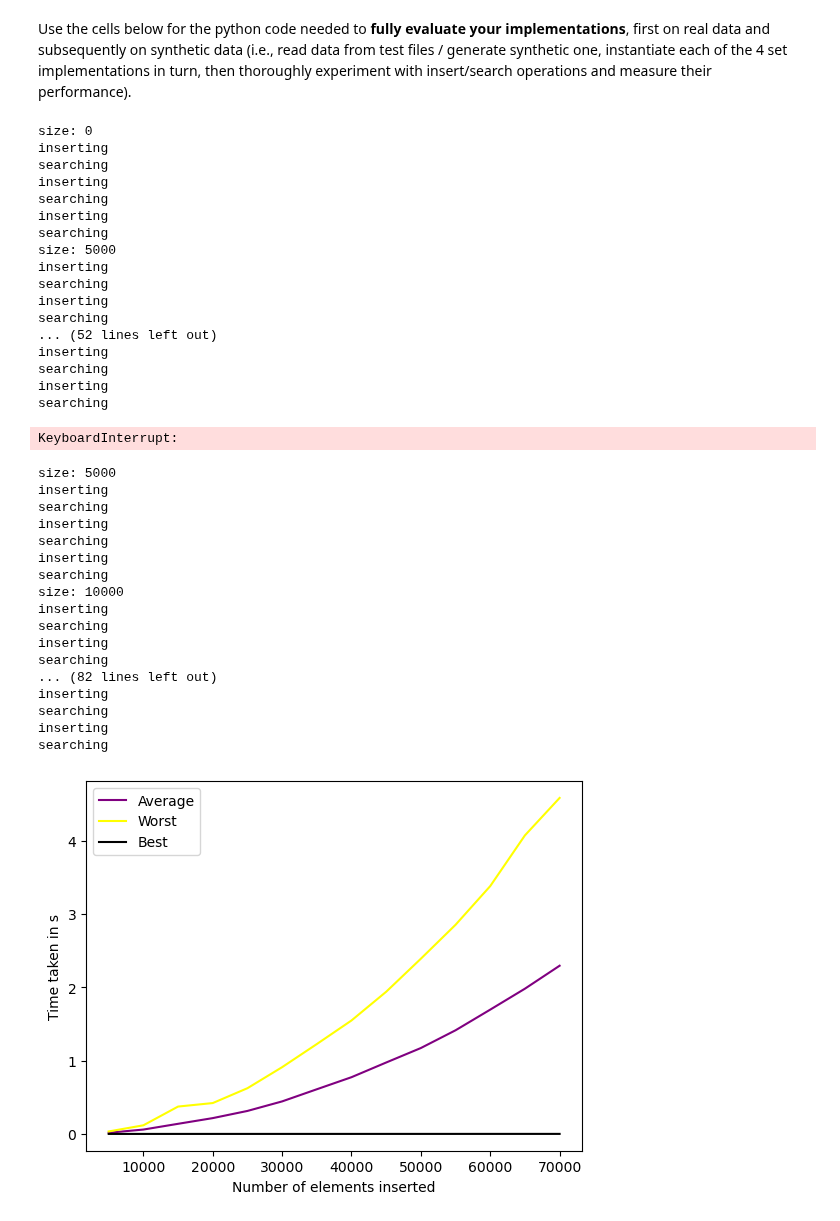
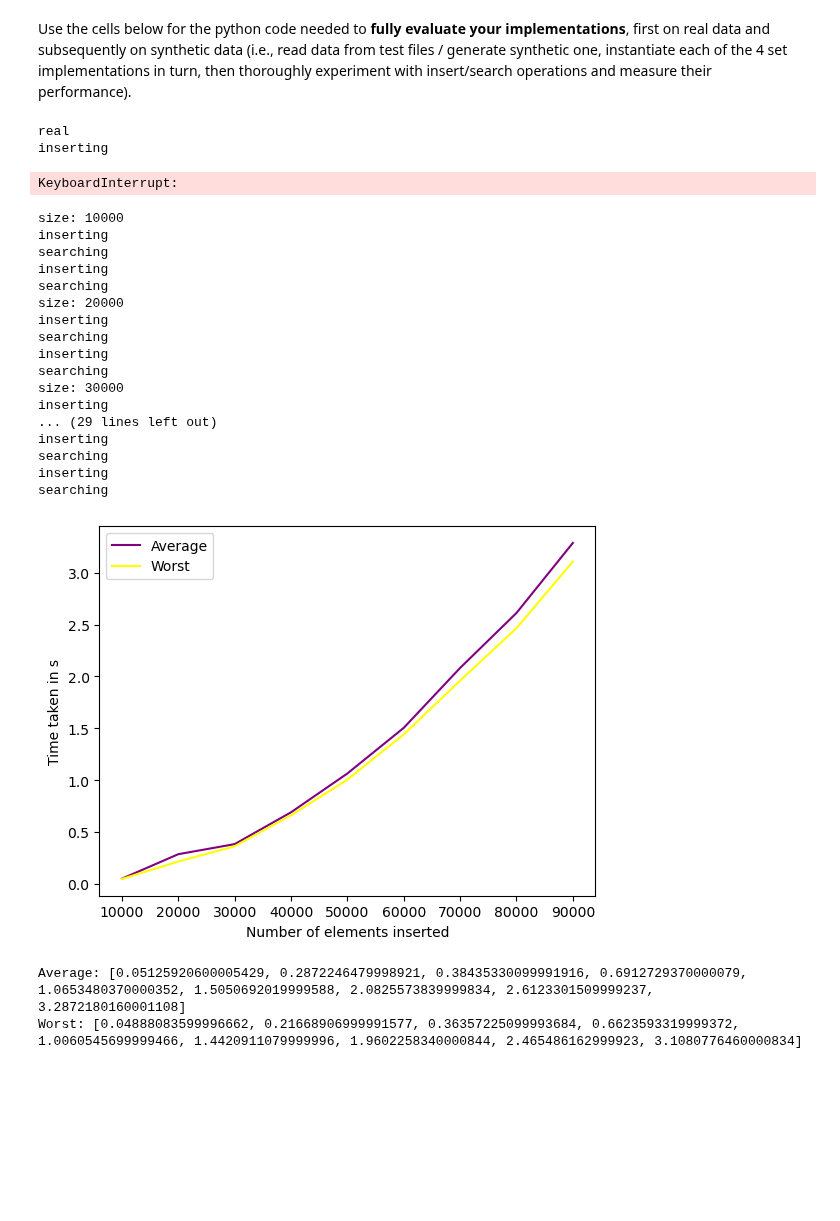
Before and after one commit to YulinCHEN-CS/Search-Algorithm, a Jupyter notebook: SetMembership.ipynb, the cells around one changed output. Saved outputs shown, nothing was run; the diff lists cells and outputs as text; code cells hidden in the pictures; blank space fills up the shorter version.

Commit message:
small changes to test, sequential test dont work

```diff
--- a/SetMembership.ipynb
+++ b/SetMembership.ipynb
@@ -579,7 +579,7 @@ class TestClass:
             plt.ylabel("Time taken in s")
             plt.title("Time taken to " + test_func + " chosen text file per data structure")
             plt.show()
-
+            print("Sequential, Binary, Balanced, Bloom" + str(values_in_order))
 
 
 
@@ -618,33 +618,17 @@ class TestClass:
             raise Exception("Invalid data structure")
 
 
-te = TestClass()
+te = TestClass(txt_to_array("test3-dickens.txt"), txt_to_array("test-search.txt"), "real")
 te.all_test("search")
 # %% [output]
-size: 0
+real
 inserting
-searching
-inserting
-searching
-inserting
-searching
-size: 5000
-inserting
-searching
-inserting
-searching
-... (52 lines left out)
-inserting
-searching
-inserting
-searching
 KeyboardInterrupt:
 # %%
 class WorstCaseSeqTest(TestClass):
     def __init__(self):
         super().__init__()
         self.sequential_worst = SequentialSearchSet()
-        self.sequential_best = SequentialSearchSet()
 
     def insert_test(self, struct):
         print("inserting")
@@ -652,10 +636,12 @@ class WorstCaseSeqTest(TestClass):
             for item in self.insert_data:
                 self.sequential.insertElement(item)
         elif struct == "worst":
+            for search in self.search_data:
+                if search in self.insert_data:
+                    self.search_data.remove(search)
+                    self.search_data + self.gen.generateData(1)
             for item in self.insert_data:
                 self.sequential_worst.insertElement(item)
-        elif struct == "best":
-            self.sequential_best.insertElement(self.insert_data[0])
         else:
             raise Exception("Invalid data structure")
 
@@ -665,30 +651,22 @@ class WorstCaseSeqTest(TestClass):
             for item in self.search_data:
                 self.sequential.searchElement(item)
         elif struct == "worst":
-            for search in self.search_data:
-                if search in self.insert_data:
-                    self.search_data.remove(search)
-                    self.search_data + self.gen.generateData(1)
             for item in self.search_data:
                 self.sequential_worst.searchElement(item)
-        elif struct == "best":
-            self.search_data = [self.insert_data[0]] * len(self.search_data)
-            for item in self.search_data:
-                self.sequential_best.searchElement(item)
         else:
             raise Exception("Invalid data structure")
 
     def all_test(self, test_func = "search"):
-        average_times, worst_times, best_times = [], [], []
-        struct_types = ["average", "worst", "best"]
+        average_times, worst_times= [], []
+        struct_types = ["average", "worst"]
 
         if self.test_type == "synthetic":
             sizes = []
-            for i in range(1, 15):
-                sizes.append(5000 * i)
+            for i in range(1, 10):
+                sizes.append(10000 * i)
             for size in sizes:
                 print("size: " + str(size))
-                self.sequential, self.sequential_worst, self.sequential_best = SequentialSearchSet(), SequentialSearchSet(), SequentialSearchSet() # reset structures
+                self.sequential, self.sequential_worst = SequentialSearchSet(), SequentialSearchSet() # reset structures
                 self.insert_data = self.gen.generateData(size)
                 self.search_data = self.gen.generateData(int(size/10))
 
@@ -698,45 +676,46 @@ class WorstCaseSeqTest(TestClass):
                         if struct == "average":
                             average_times.append(tim)
                         elif struct == "worst":
                             worst_times.append(tim)
-                        elif struct == "best":
-                            best_times.append(tim)
                         else:
                             raise Exception("Invalid data structure")
                 else:
                     raise Exception("invalid test function")
 
             plt.plot(sizes, average_times, color='purple', label="Average")
             plt.plot(sizes, worst_times, color='yellow', label="Worst")
-            plt.plot(sizes, best_times, color='black', label="Best")
 
             plt.xlabel("Number of elements inserted")
             plt.ylabel("Time taken in s")
             plt.legend()
             plt.show()
+            print("Average: " + str(average_times))
+            print("Worst: " + str(worst_times))
 
 
 te = WorstCaseSeqTest()
 te.all_test("search")
 # %% [output]
-size: 5000
-inserting
-searching
-inserting
-searching
-inserting
-searching
 size: 10000
 inserting
 searching
 inserting
 searching
-... (82 lines left out)
+size: 20000
 inserting
 searching
 inserting
 searching
+size: 30000
+inserting
+... (29 lines left out)
+inserting
+searching
+inserting
+searching
-[figure, old version]
+[figure, new version]
+Average: [0.05125920600005429, 0.2872246479998921, 0.38435330099991916, 0.6912729370000079, 1.0653480370000352, 1.5050692019999588, 2.0825573839999834, 2.6123301509999237, 3.2872180160001108]
+Worst: [0.04888083599996662, 0.21668906999991577, 0.36357225099993684, 0.6623593319999372, 1.0060545699999466, 1.4420911079999996, 1.9602258340000844, 2.465486162999923, 3.1080776460000834]
 # %%
 class WorstCaseBinTest(TestClass):
     def __init__(self):
```
Also changed, not shown: parts of 1 cell of this notebook.
